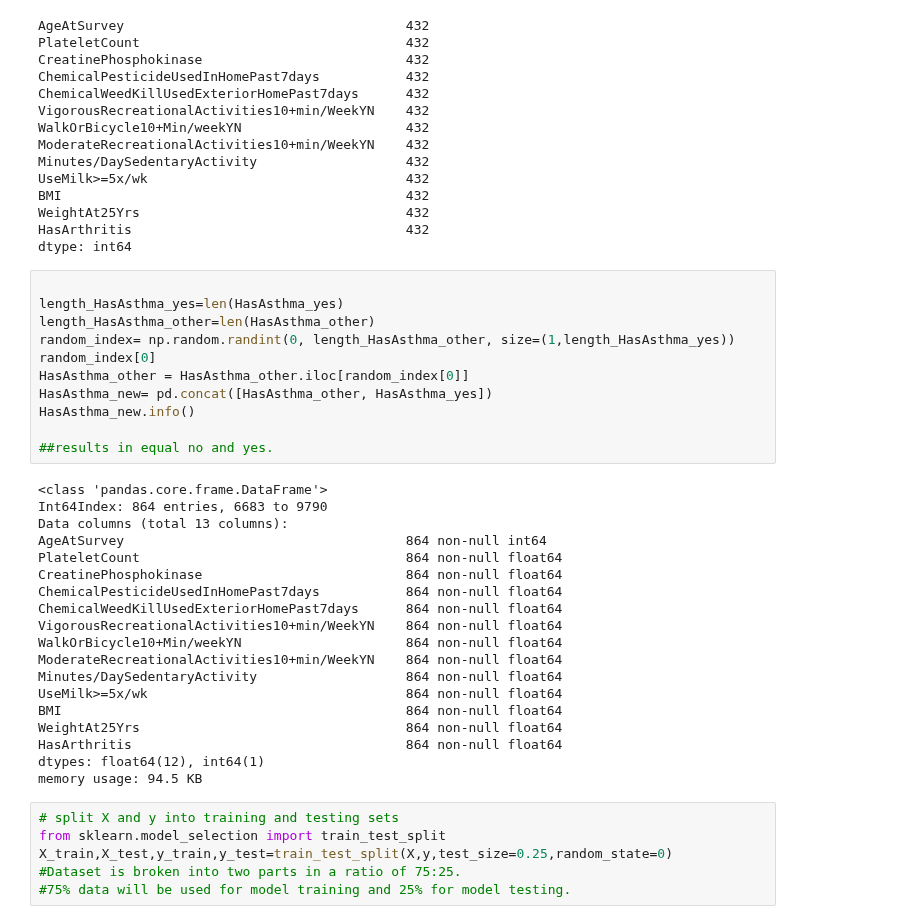
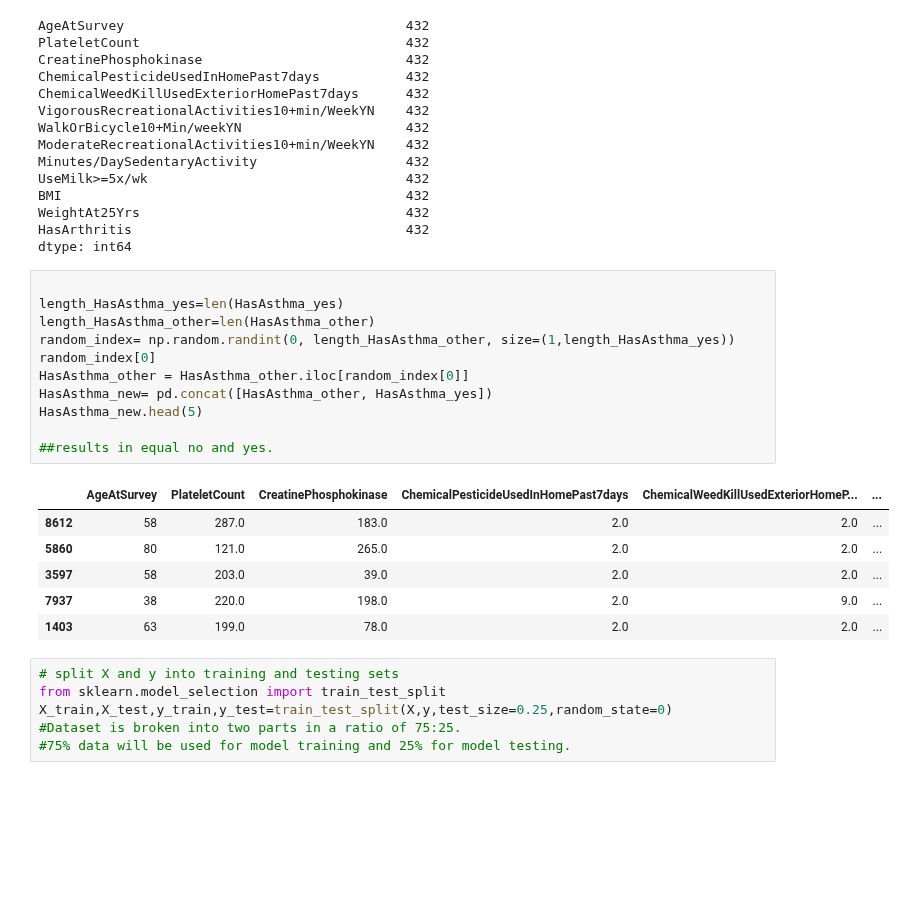
Before and after one commit to mightysquirrely/Capstone-2-Project, a Jupyter notebook: Capstone-2-Work.ipynb, the cells around one changed output. Saved outputs shown, nothing was run; the diff lists cells and outputs as text; blank space fills up the shorter version.

```diff
--- a/Capstone-2-Work.ipynb
+++ b/Capstone-2-Work.ipynb
@@ -373,33 +373,21 @@ dtype: int64
 # %%
 
 length_HasAsthma_yes=len(HasAsthma_yes)
 length_HasAsthma_other=len(HasAsthma_other)
 random_index= np.random.randint(0, length_HasAsthma_other, size=(1,length_HasAsthma_yes))
 random_index[0]
 HasAsthma_other = HasAsthma_other.iloc[random_index[0]]
 HasAsthma_new= pd.concat([HasAsthma_other, HasAsthma_yes])
-HasAsthma_new.info()
+HasAsthma_new.head(5)
 
 ##results in equal no and yes.
 # %% [output]
-<class 'pandas.core.frame.DataFrame'>
-Int64Index: 864 entries, 6683 to 9790
-Data columns (total 13 columns):
-AgeAtSurvey                                    864 non-null int64
-PlateletCount                                  864 non-null float64
-CreatinePhosphokinase                          864 non-null float64
-ChemicalPesticideUsedInHomePast7days           864 non-null float64
-ChemicalWeedKillUsedExteriorHomePast7days      864 non-null float64
-VigorousRecreationalActivities10+min/WeekYN    864 non-null float64
-WalkOrBicycle10+Min/weekYN                     864 non-null float64
-ModerateRecreationalActivities10+min/WeekYN    864 non-null float64
-Minutes/DaySedentaryActivity                   864 non-null float64
-UseMilk>=5x/wk                                 864 non-null float64
-BMI                                            864 non-null float64
-WeightAt25Yrs                                  864 non-null float64
-HasArthritis                                   864 non-null float64
-dtypes: float64(12), int64(1)
-memory usage: 94.5 KB
+|  | AgeAtSurvey | PlateletCount | CreatinePhosphokinase | ChemicalPesticideUsedInHomePast7days | ChemicalWeedKillUsedExteriorHomeP... | ... |
+| 8612 | 58 | 287.0 | 183.0 | 2.0 | 2.0 | ... |
+| 5860 | 80 | 121.0 | 265.0 | 2.0 | 2.0 | ... |
+| 3597 | 58 | 203.0 | 39.0 | 2.0 | 2.0 | ... |
+| 7937 | 38 | 220.0 | 198.0 | 2.0 | 9.0 | ... |
+| 1403 | 63 | 199.0 | 78.0 | 2.0 | 2.0 | ... |
 # %%
 # split X and y into training and testing sets
 from sklearn.model_selection import train_test_split
```
Also changed, not shown: parts of 7 cells of this notebook.
